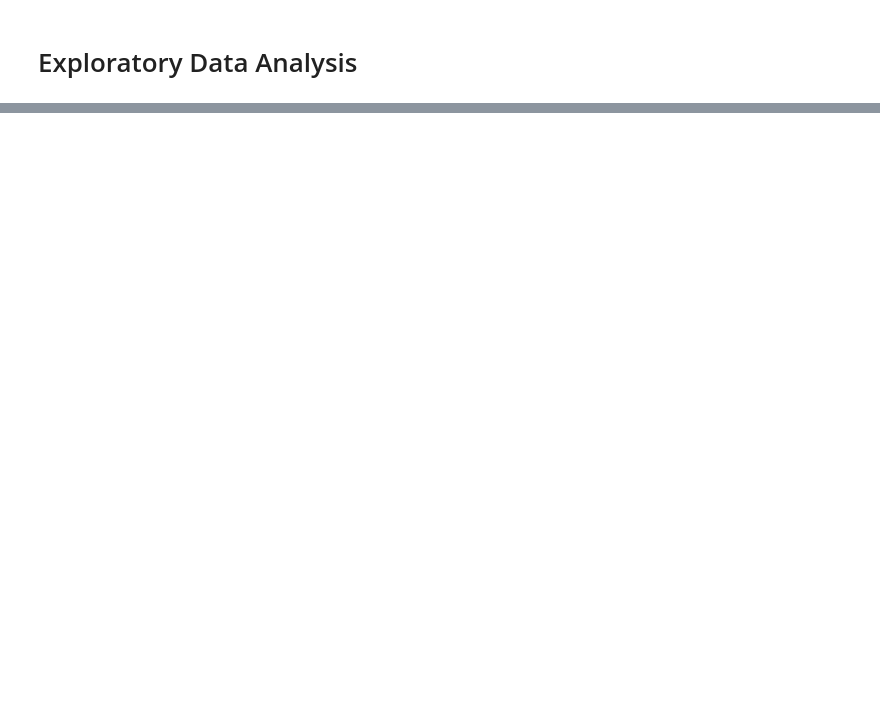
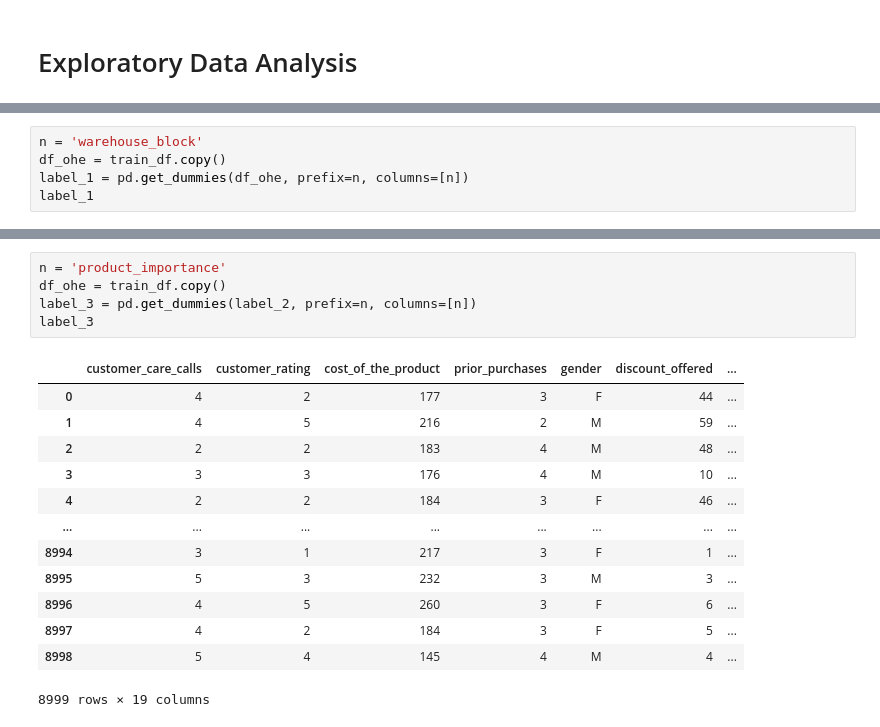
Before and after one commit to AstradaT/Datathon, a Jupyter notebook: AstradaT.ipynb, the cells around one changed output, grey strips where cells are left out. Drawn from its saved outputs; the diff is of its cells as text; blank space fills up the shorter version.

```diff
--- a/AstradaT.ipynb
+++ b/AstradaT.ipynb
@@ -72,0 +81,5 @@ df.describe().T
+# %%
+n = 'warehouse_block'
+df_ohe = train_df.copy()
+label_1 = pd.get_dummies(df_ohe, prefix=n, columns=[n])
+label_1
@@ -72,0 +119,19 @@ df.describe().T
+# %%
+n = 'product_importance'
+df_ohe = train_df.copy()
+label_3 = pd.get_dummies(label_2, prefix=n, columns=[n])
+label_3
+# %% [output]
+|  | customer_care_calls | customer_rating | cost_of_the_product | prior_purchases | gender | discount_offered | ... |
+| 0 | 4 | 2 | 177 | 3 | F | 44 | ... |
+| 1 | 4 | 5 | 216 | 2 | M | 59 | ... |
+| 2 | 2 | 2 | 183 | 4 | M | 48 | ... |
+| 3 | 3 | 3 | 176 | 4 | M | 10 | ... |
+| 4 | 2 | 2 | 184 | 3 | F | 46 | ... |
+| ... | ... | ... | ... | ... | ... | ... | ... |
+| 8994 | 3 | 1 | 217 | 3 | F | 1 | ... |
+| 8995 | 5 | 3 | 232 | 3 | M | 3 | ... |
+| 8996 | 4 | 5 | 260 | 3 | F | 6 | ... |
+| 8997 | 4 | 2 | 184 | 3 | F | 5 | ... |
+| 8998 | 5 | 4 | 145 | 4 | M | 4 | ... |
+8999 rows × 19 columns
```
Also changed, not shown: parts of 27 cells of this notebook.
